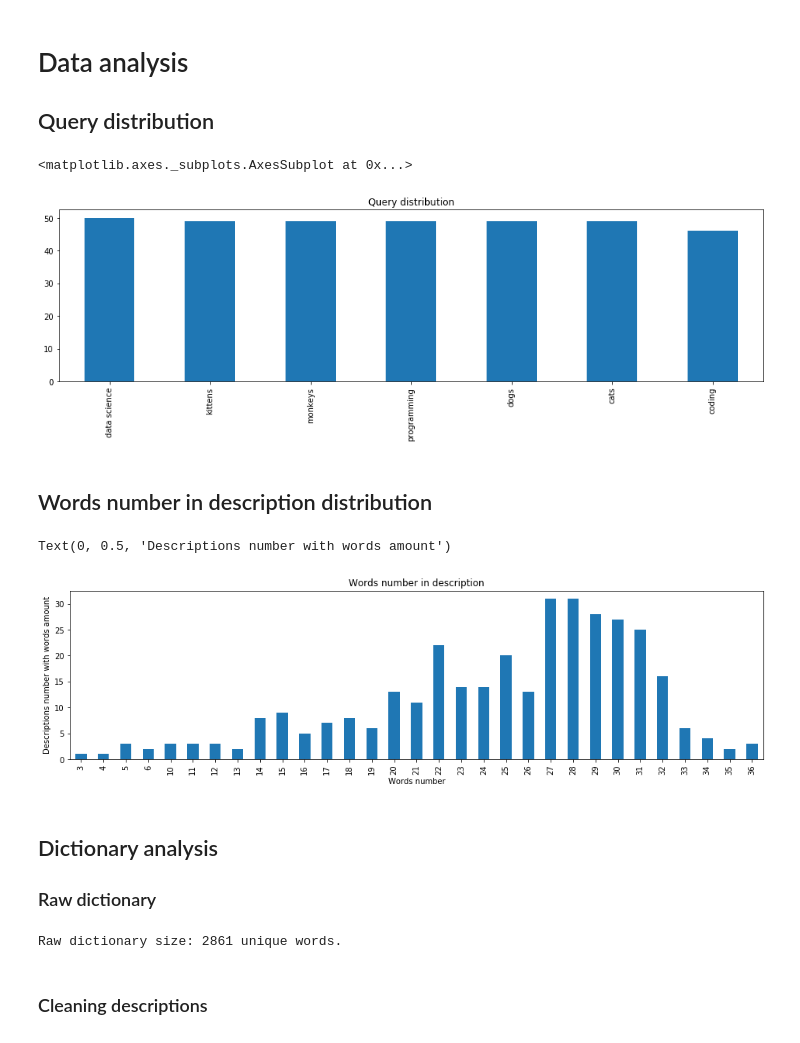
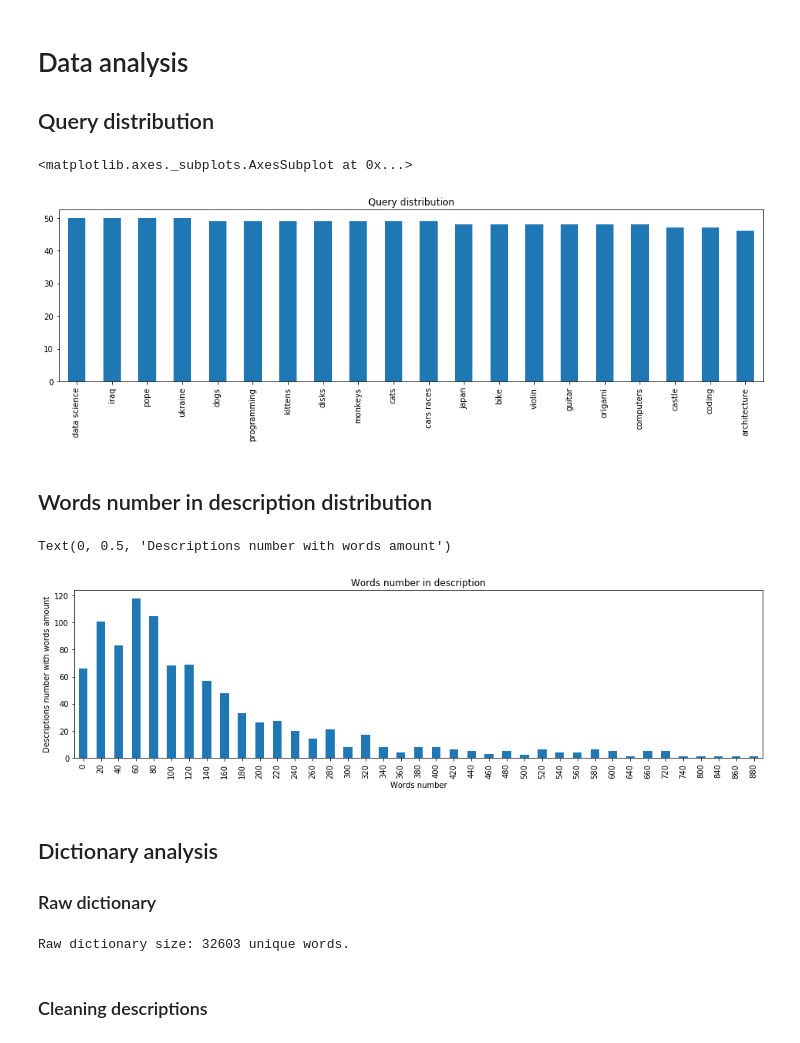
Before and after one commit to grafiszti/youtube.desc.analysis, a Jupyter notebook: EDA.ipynb, the cells around one changed output. Saved outputs shown, nothing was run; the diff lists cells and outputs as text; code cells hidden in the pictures.

```diff
--- a/EDA.ipynb
+++ b/EDA.ipynb
@@ -27,7 +20,7 @@ import numpy as np
 # %% [markdown]
 # Load dataset
 # %%
-df = pd.read_csv("dataset.csv", usecols=["id", "search_query", "description"])
+df = pd.read_csv("dataset_huge.csv", usecols=["id", "title", "search_query", "description"]).dropna()
 # %% [markdown]
 # Data analysis
 ## Query distribution
@@ -35,23 +28,20 @@ df = pd.read_csv("dataset.csv", usecols=["id", "search_query", "description"])
 df["search_query"].value_counts().plot(kind="bar", title='Query distribution', figsize=(16, 4))
 # %% [output]
 <matplotlib.axes._subplots.AxesSubplot at 0x...>
-[figure, old version]
+[figure, new version]
 # %% [markdown]
 ## Words number in description distribution
 # %%
-df["description"].str.split().apply(len).value_counts().sort_index().plot(kind="bar", figsize=(16, 4))
+df["description"].apply(
+    lambda words: int(len(words.split()) / 20) * 20
+).value_counts().sort_index().plot(kind="bar", figsize=(16, 4))
 
 plt.title('Words number in description')
 plt.xlabel('Words number')
 plt.ylabel('Descriptions number with words amount')
 # %% [output]
 Text(0, 0.5, 'Descriptions number with words amount')
-[figure, old version]
+[figure, new version]
 # %% [markdown]
 ## Dictionary analysis
 ### Raw dictionary
-# %%
-raw_dictionary = pd.Series(itertools.chain.from_iterable(df["description"].str.split()))
-print("Raw dictionary size: {} unique words.".format(len(np.unique(raw_dictionary))))
-# %% [output]
-Raw dictionary size: 2861 unique words.
@@ -58,2 +51,6 @@ Raw dictionary size: 2861 unique words.
+# %%
+print("Raw dictionary size: {} unique words.".format(len(build_dictionary(df["description"]))))
+# %% [output]
+Raw dictionary size: 32603 unique words.
 # %% [markdown]
 ### Cleaning descriptions
```
Also changed, not shown: parts of 11 cells of this notebook, 4 other files.
